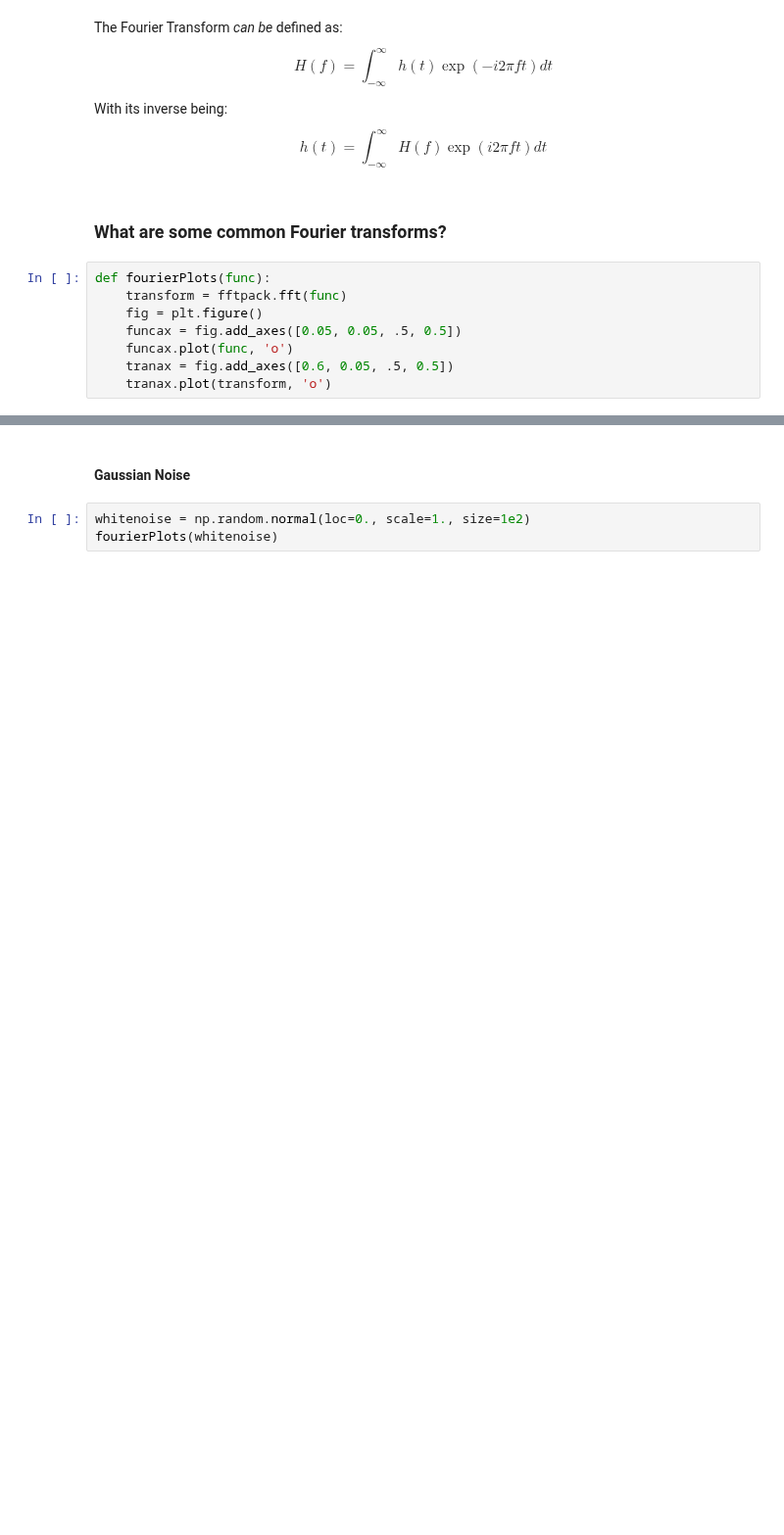
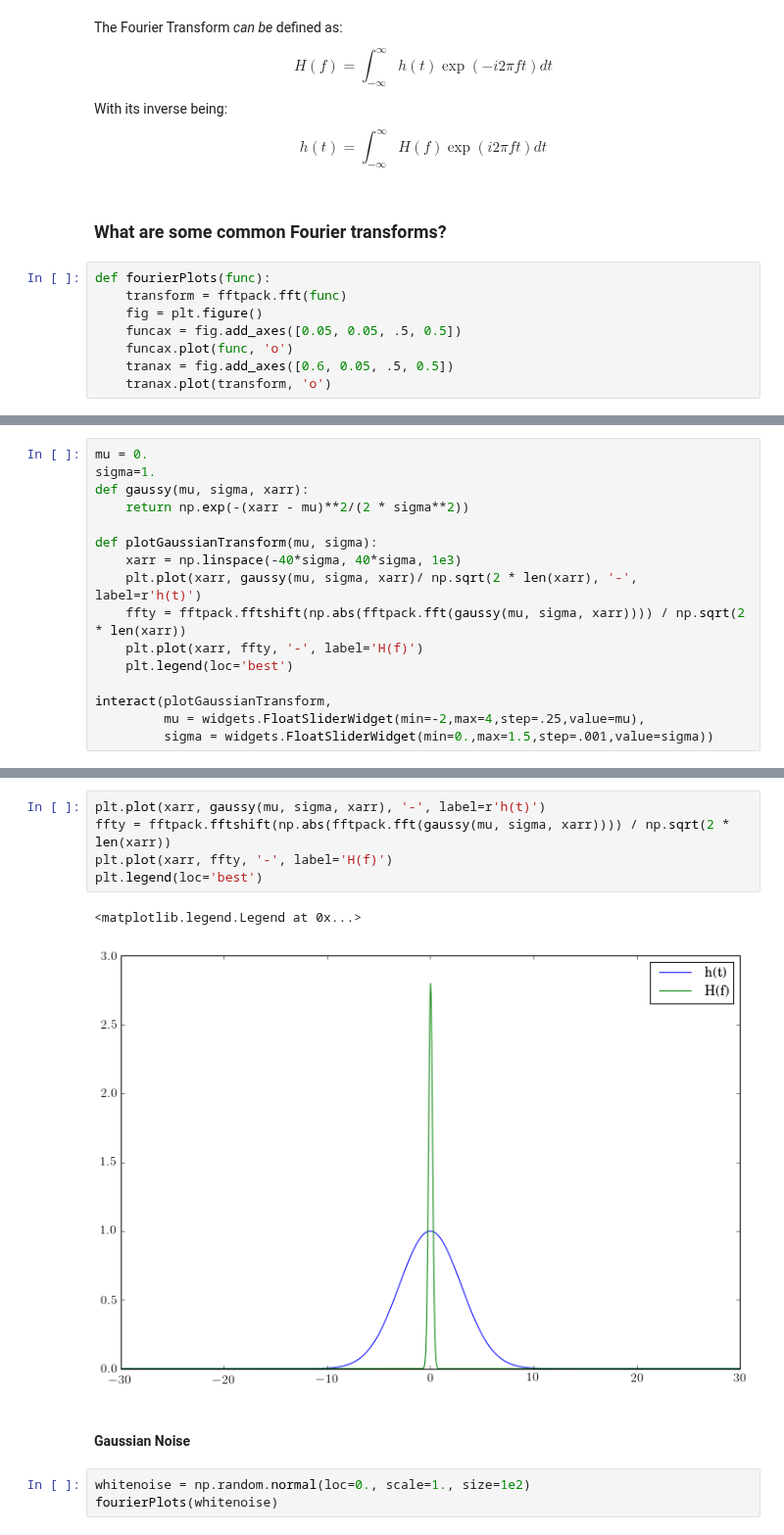
Before and after one commit to YastroML/YastroML, a Jupyter notebook: Session19_141029/Ch10_TimeSeries.ipynb, the cells around one changed output, grey strips where cells are left out. Shown at 98% size. Drawn from its saved outputs; the diff is of its cells as text; blank space fills up the shorter version.

```diff
--- a/Session19_141029/Ch10_TimeSeries.ipynb
+++ b/Session19_141029/Ch10_TimeSeries.ipynb
@@ -246,0 +267,16 @@ def fourierPlots(func):
+# %%
+mu = 0.
+sigma=1.
+def gaussy(mu, sigma, xarr):
+    return np.exp(-(xarr - mu)**2/(2 * sigma**2))
+
+def plotGaussianTransform(mu, sigma):
+    xarr = np.linspace(-40*sigma, 40*sigma, 1e3)
+    plt.plot(xarr, gaussy(mu, sigma, xarr)/ np.sqrt(2 * len(xarr), '-', label=r'h(t)')
+    ffty = fftpack.fftshift(np.abs(fftpack.fft(gaussy(mu, sigma, xarr)))) / np.sqrt(2 * len(xarr))
+    plt.plot(xarr, ffty, '-', label='H(f)')
+    plt.legend(loc='best')
+
+interact(plotGaussianTransform,
+         mu = widgets.FloatSliderWidget(min=-2,max=4,step=.25,value=mu),
+         sigma = widgets.FloatSliderWidget(min=0.,max=1.5,step=.001,value=sigma))
@@ -247,3 +285,11 @@ def fourierPlots(func):
+# %%
+plt.plot(xarr, gaussy(mu, sigma, xarr), '-', label=r'h(t)')
+ffty = fftpack.fftshift(np.abs(fftpack.fft(gaussy(mu, sigma, xarr)))) / np.sqrt(2 * len(xarr))
+plt.plot(xarr, ffty, '-', label='H(f)')
+plt.legend(loc='best')
+# %% [output]
+<matplotlib.legend.Legend at 0x...>
+[figure, added]
 # %% [markdown]
 #### Gaussian Noise
 # %%
```
Also changed, not shown: parts of 14 cells of this notebook.
